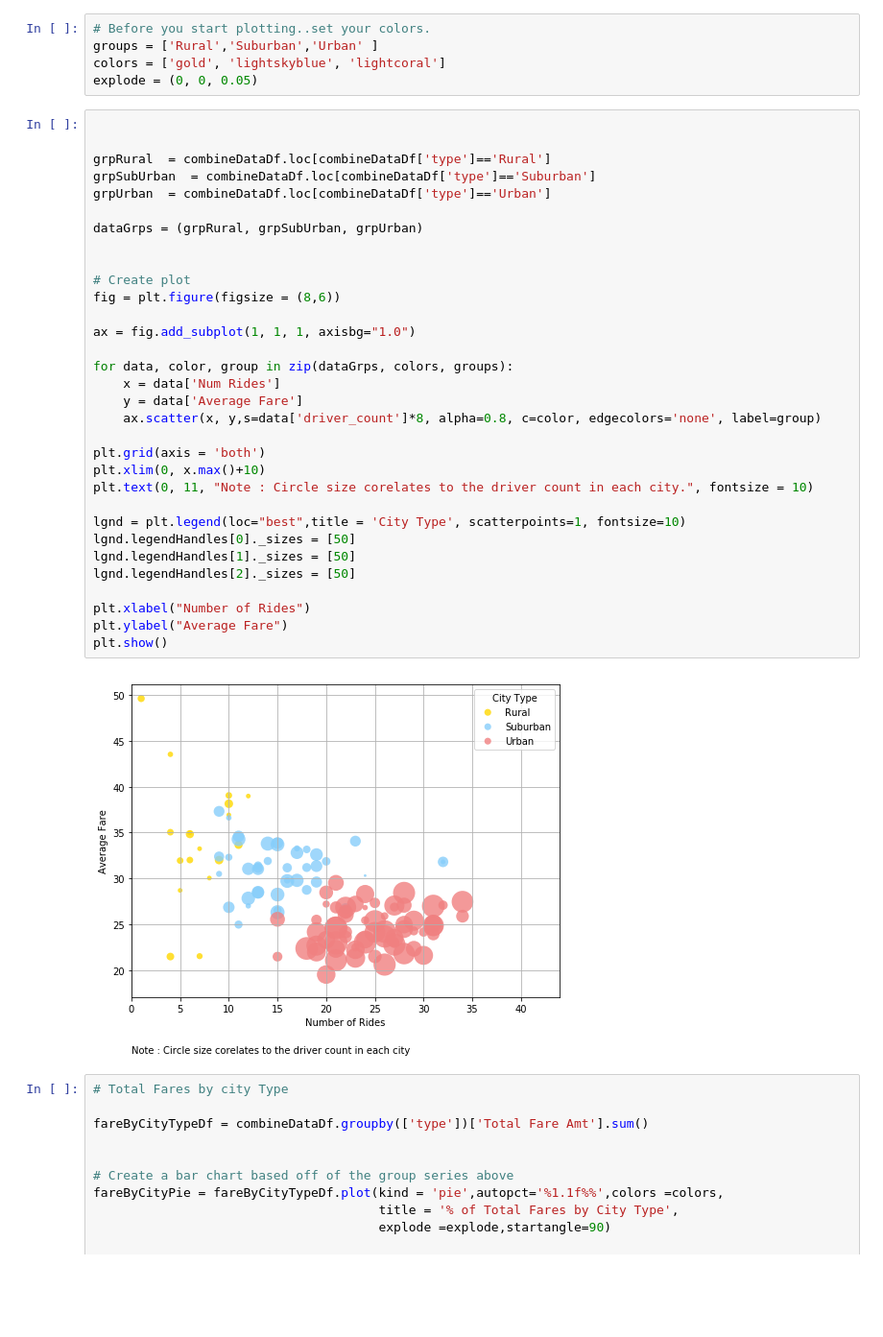
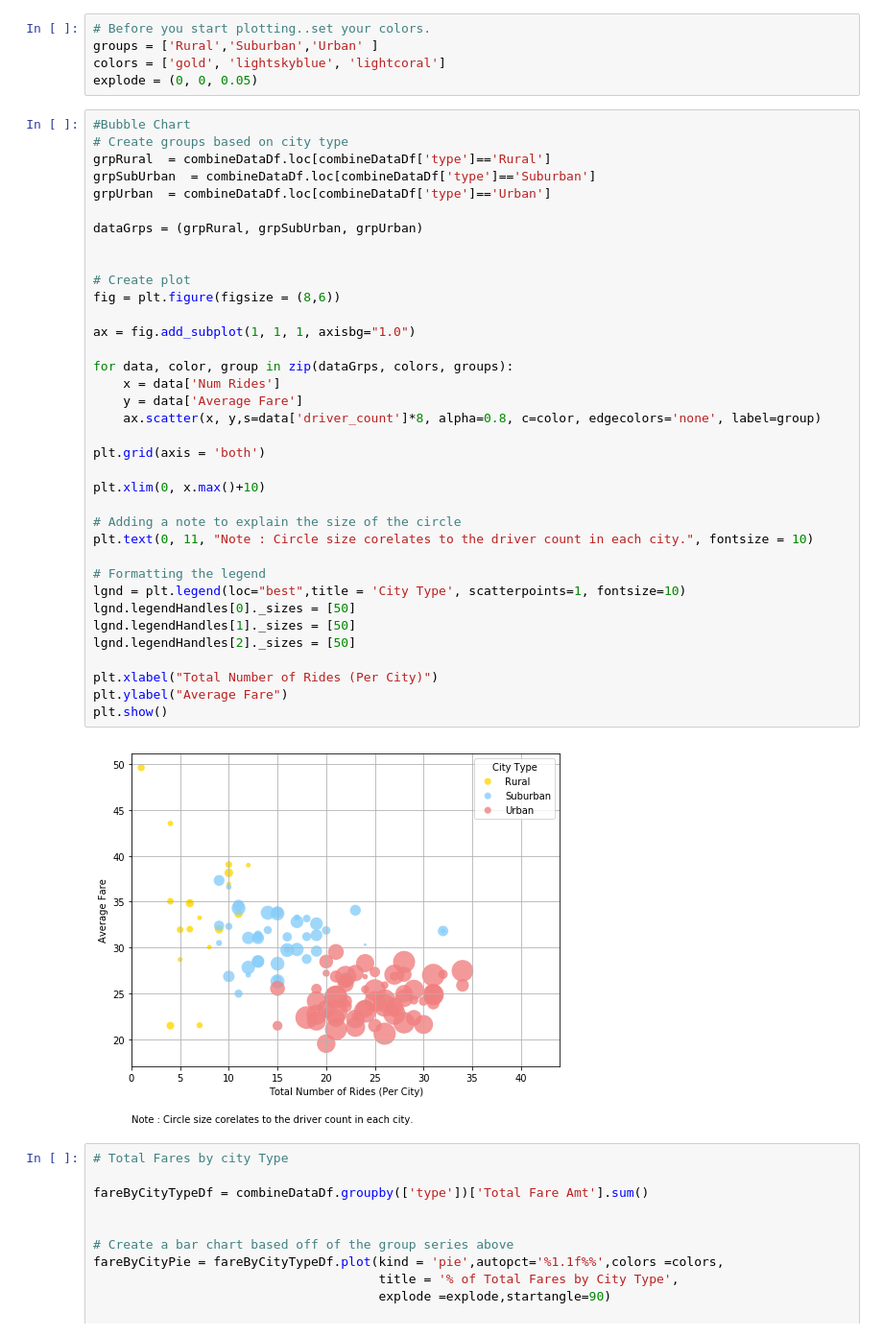
Before and after one commit to indranik/Matplotlib, a Jupyter notebook: Pyber/Pyber.ipynb, the cells around one changed output. Shown: that part at 96% size. Saved outputs shown, nothing was run; the diff lists cells and outputs as text; blank space fills up the shorter version.

```diff
--- a/Pyber/Pyber.ipynb
+++ b/Pyber/Pyber.ipynb
@@ -39,39 +32,43 @@ groups = ['Rural','Suburban','Urban' ]
 colors = ['gold', 'lightskyblue', 'lightcoral']
 explode = (0, 0, 0.05)
 # %%
-
-
+#Bubble Chart
+# Create groups based on city type
 grpRural  = combineDataDf.loc[combineDataDf['type']=='Rural']
 grpSubUrban  = combineDataDf.loc[combineDataDf['type']=='Suburban']
 grpUrban  = combineDataDf.loc[combineDataDf['type']=='Urban']
 
 dataGrps = (grpRural, grpSubUrban, grpUrban)
 
 
 # Create plot
 fig = plt.figure(figsize = (8,6))
 
 ax = fig.add_subplot(1, 1, 1, axisbg="1.0")
 
 for data, color, group in zip(dataGrps, colors, groups):
     x = data['Num Rides']
     y = data['Average Fare']
     ax.scatter(x, y,s=data['driver_count']*8, alpha=0.8, c=color, edgecolors='none', label=group)
 
 plt.grid(axis = 'both')
+
 plt.xlim(0, x.max()+10)
+
+# Adding a note to explain the size of the circle
 plt.text(0, 11, "Note : Circle size corelates to the driver count in each city.", fontsize = 10)
 
+# Formatting the legend
 lgnd = plt.legend(loc="best",title = 'City Type', scatterpoints=1, fontsize=10)
 lgnd.legendHandles[0]._sizes = [50]
 lgnd.legendHandles[1]._sizes = [50]
 lgnd.legendHandles[2]._sizes = [50]
 
-plt.xlabel("Number of Rides")
+plt.xlabel("Total Number of Rides (Per City)")
 plt.ylabel("Average Fare")
 plt.show()
 # %% [output]
-[figure, old version]
+[figure, new version]
 # %%
 # Total Fares by city Type
 
```
Also changed, not shown: parts of 3 cells of this notebook, 7 other files.
